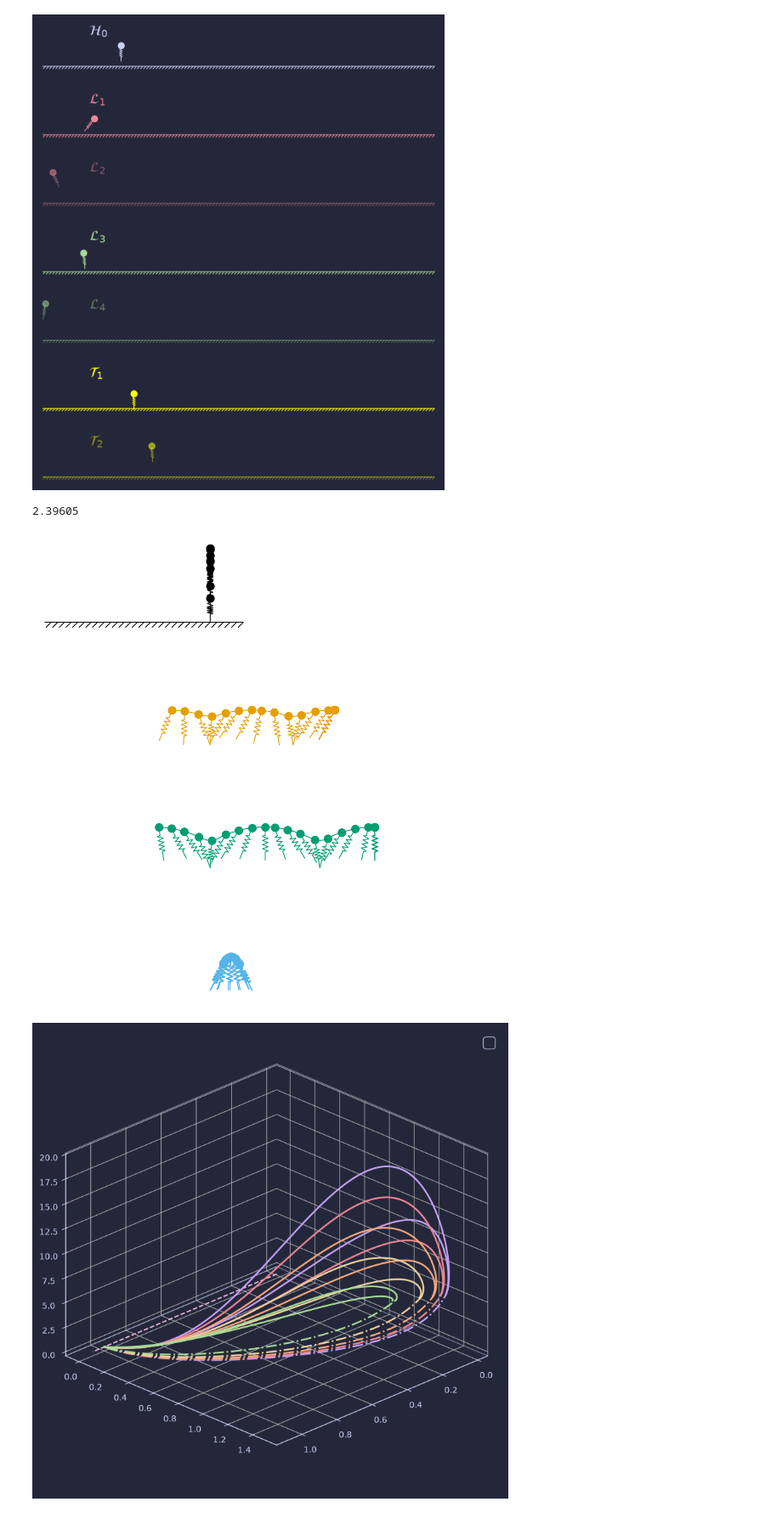
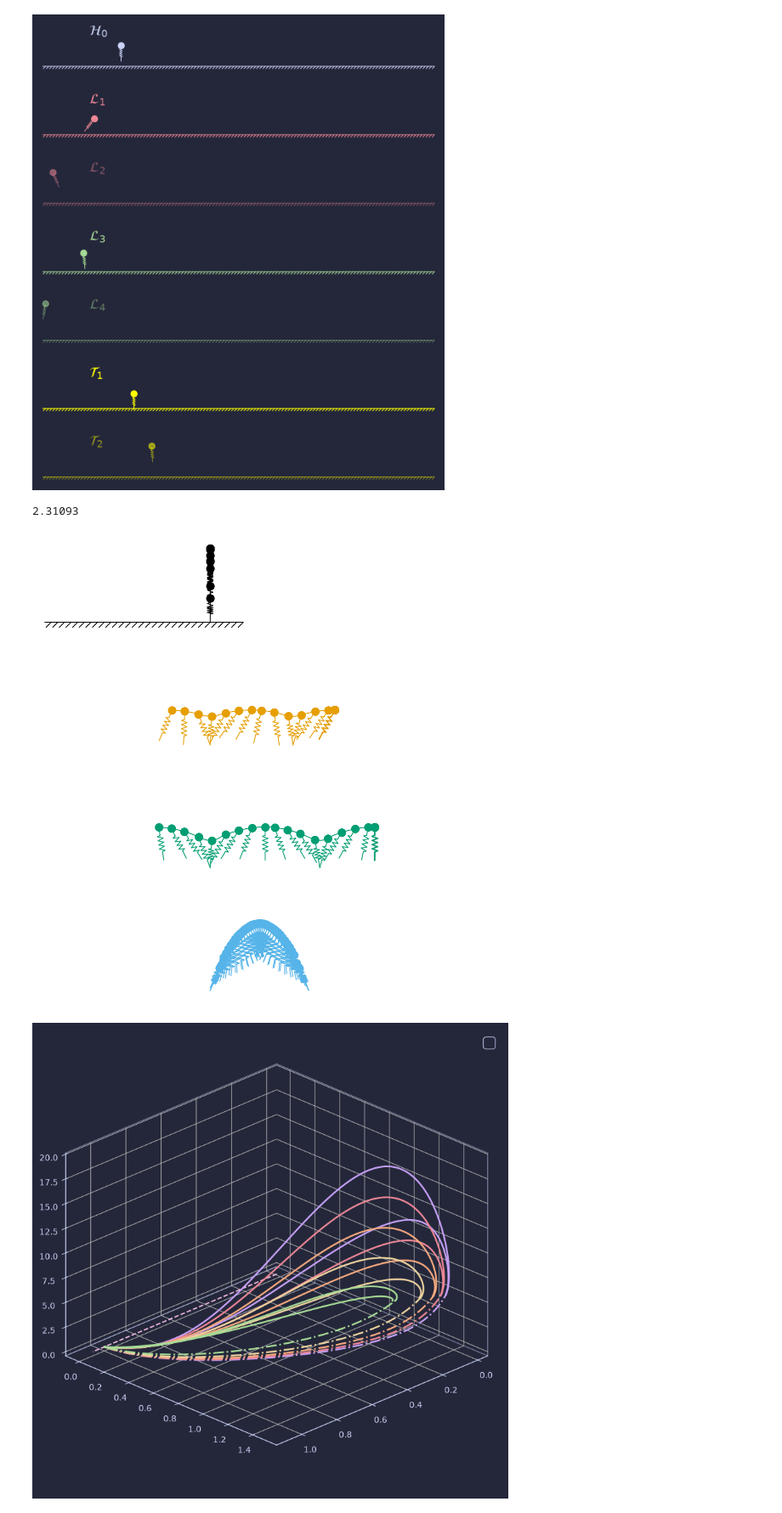
Before and after one commit to GLembrez/NMM-hopper, a Jupyter notebook: rendering.ipynb, the cells around one changed output. Shown at 85% size. Saved outputs shown, nothing was run; the diff lists cells and outputs as text; code cells hidden in the pictures.

Commit message:
added final figures

```diff
--- a/rendering.ipynb
+++ b/rendering.ipynb
@@ -739,9 +739,9 @@ ani.save("output/trajectories.mp4", writer=writervideo, savefig_kwargs=dict(face
 # %% [output]
 [figure]
 # %%
-print(solver.energy_flight(xh2[:,0]))
+print(solver.energy_flight(xh6[:,0]))
 # %% [output]
-2.39605
+2.31093
 # %%
 
 
@@ -751,7 +751,7 @@ xh2, rh2, ah2 = clean_trajectory(data_locomotion[2][300],70,1)
 xh4, rh4, ah4 = clean_trajectory(data_locomotion[4][300],60,1)
 # xh5, rh5, ah5 = clean_trajectory(data_locomotion[8][500],60,1)
 # xh6, rh6, ah6 = clean_trajectory(data_switch[2][200],60,2,True)
-xh6, rh6, ah6 = clean_trajectory(data_switch[2][150],70,1,True)
+xh6, rh6, ah6 = clean_trajectory(data_switch[4][150],70,1,True)
 
 def process(ax):
     ax.set_xlim(-5,15)
@@ -830,34 +830,34 @@ ax1.plot(xh1[0,:],xh1[1,:],lw=0.5,color='k')
 ax2.plot(xh2[0,:],xh2[1,:],lw=0.5,color='#E69F00')
 ax4.plot(xh4[0,:],xh4[1,:],lw=0.5,color='#009E73')
 ax6.plot(xh6[0,:],xh6[1,:],lw=0.5,color='#56B4E9')
 
 length = 6
 for i in range(int(length/0.2)):
     ax1.plot([-5+i*0.2,-5+i*0.2 + 0.2,-5+i*0.2 + 0.05],[0,0,-0.15], lw=0.5,color='black')
     # ax2.plot([-5+i*0.2,-5+i*0.2 + 0.2,-5+i*0.2 + 0.05],[0,0,-0.15], lw=0.5,color='black')
     # # ax3.plot([-5+i*0.2,-5+i*0.2 + 0.2,-5+i*0.2 + 0.05],[0,0,-0.15],alpha=0.5, lw=0.5,color='black')
     # ax4.plot([-5+i*0.2,-5+i*0.2 + 0.2,-5+i*0.2 + 0.05],[0,0,-0.15], lw=0.5,color='black')
     # # ax5.plot([-5+i*0.2,-5+i*0.2 + 0.2,-5+i*0.2 + 0.05],[0,0,-0.15],alpha=0.5, lw=0.5,color='black')
     # ax6.plot([-5+i*0.2,-5+i*0.2 + 0.2,-5+i*0.2 + 0.05],[0,0,-0.15], lw=0.5,color='black')
     # # ax7.plot([-5+i*0.2,-5+i*0.2 + 0.2,-5+i*0.2 + 0.05],[0,0,-0.15],alpha=0.5, lw=0.5,color='black')
 
 # ax1.annotate(r'$\mathcal{H}_0 \;\; | \;\; E = 1.32 \; [mgl_0]$',(-2,2),color='black')
 # ax2.annotate(r'$\mathcal{A}_1^1 \;\; | \;\; E = 2.39 \; [mgl_0]$',(-2,2),color='#E69F00')
 # # ax3.annotate(r'$\mathcal{L}_2$',(-2,2),color='black',alpha=0.5)
 # ax4.annotate(r'$\mathcal{B}_1^1 \;\; | \;\; E = 4.49 \; [mgl_0]$',(-2,2),color='#009E73')
 # # ax5.annotate(r'$\mathcal{L}_4$',(-2,2),color='black',alpha=0.5)
 # ax6.set_ylim([-0.2,3])
 # ax6.annotate(r'$\mathcal{C}_2 \;\; | \;\; E = 2.48 \; [mgl_0]$',(-2,3),color='#56B4E9',clip_on=False)
 # ax7.annotate(r'$\mathcal{T}_2$',(-2,2),color='black',alpha=0.5)
 
 N = max([xh1.shape[1],xh2.shape[1],xh4.shape[1],xh6.shape[1]])
 for i in range(1,N,4):
     plot_frame(i)
 
 # plt.tight_layout()
 plt.savefig('frames.svg')
 # %% [output]
-[figure, old version]
+[figure, new version]
 # %%
 def plot_generator_alt(ax,branch,c,lw,STEP_SIZE,IDX,linestyle='-',d=1):
     traj = np.array(branch)
```
Also changed, not shown: 9 other files.
